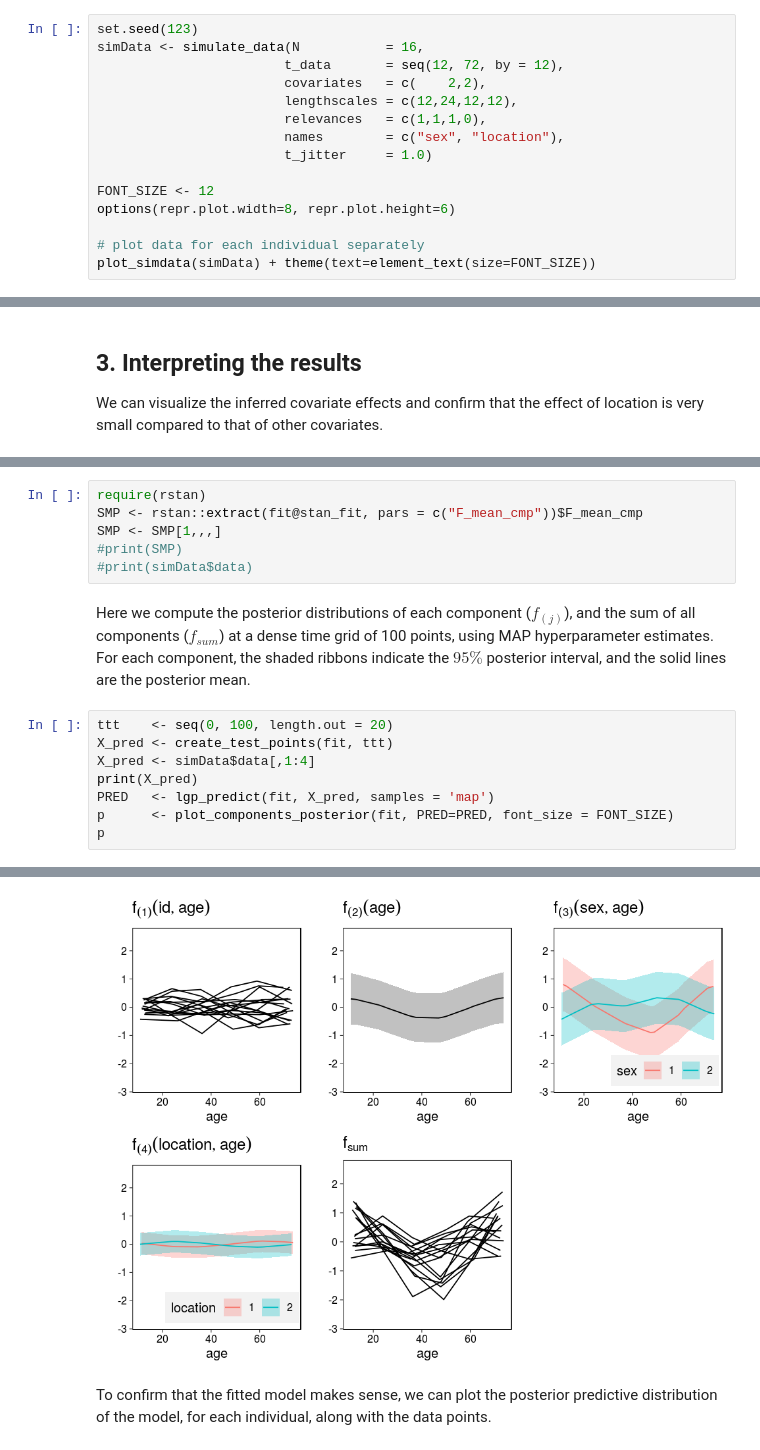
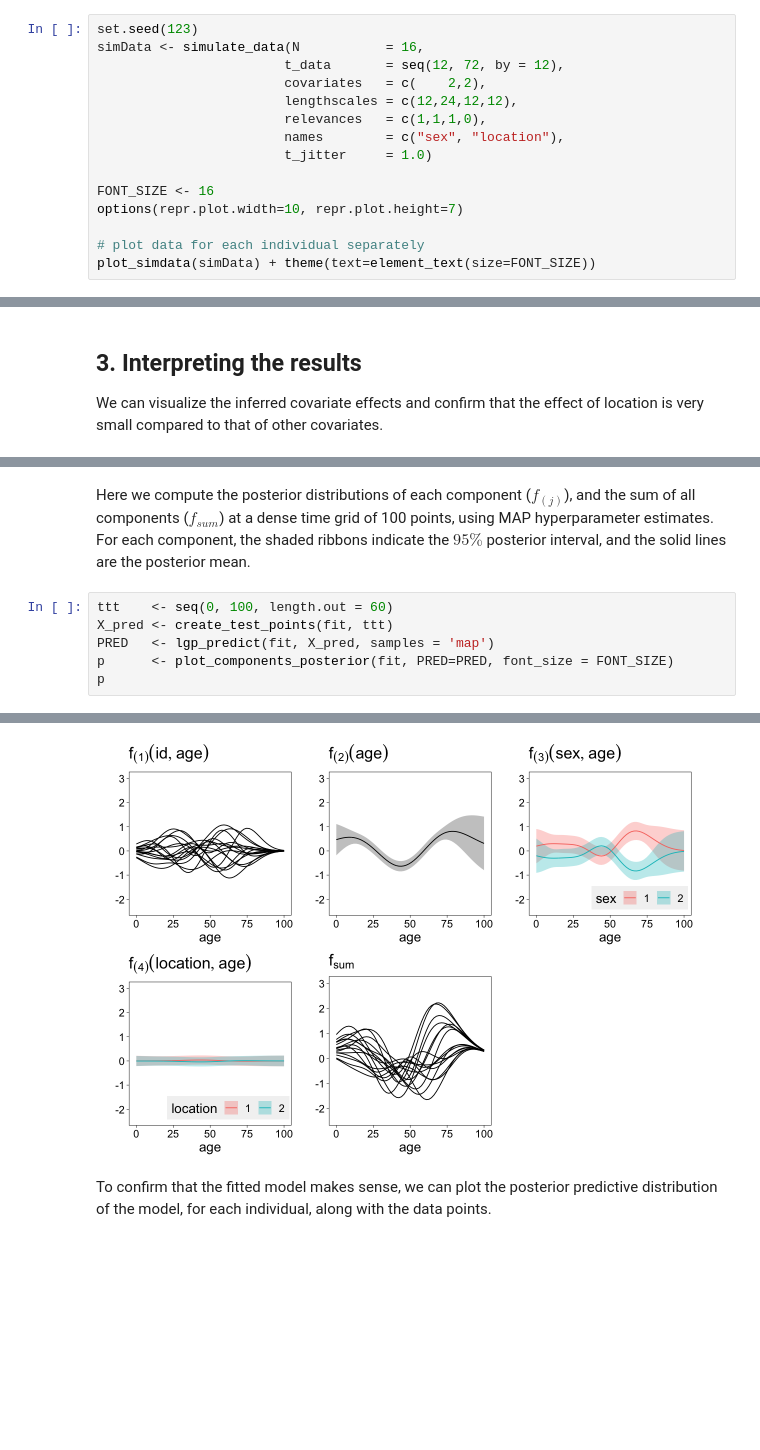
Before and after one commit to jtimonen/lgpr-usage, a Jupyter notebook: notebooks/basic.ipynb, the cells around one changed output, grey strips where cells are left out. Saved outputs shown, nothing was run; the diff lists cells and outputs as text; blank space fills up the shorter version.

```diff
--- a/notebooks/basic.ipynb
+++ b/notebooks/basic.ipynb
@@ -23,8 +18,8 @@ simData <- simulate_data(N           = 16,
                         names        = c("sex", "location"),
                         t_jitter     = 1.0)
 
-FONT_SIZE <- 12
-options(repr.plot.width=8, repr.plot.height=6)
+FONT_SIZE <- 16
+options(repr.plot.width=10, repr.plot.height=7)
 
 # plot data for each individual separately
 plot_simdata(simData) + theme(text=element_text(size=FONT_SIZE))
@@ -77,16 +68,8 @@ plot_components_posterior(fit, font_size = FONT_SIZE)
-# %%
-require(rstan)
-SMP <- rstan::extract(fit@stan_fit, pars = c("F_mean_cmp"))$F_mean_cmp
-SMP <- SMP[1,,,]
-#print(SMP)
-#print(simData$data)
 # %% [markdown]
 Here we compute the posterior distributions of each component ($f_{(j)}$), and the sum of all components ($f_{sum}$) at a dense time grid of 100 points, using MAP hyperparameter estimates. For each component, the shaded ribbons indicate the $95\%$ posterior interval, and the solid lines are the posterior mean.
 # %%
-ttt    <- seq(0, 100, length.out = 20)
+ttt    <- seq(0, 100, length.out = 60)
 X_pred <- create_test_points(fit, ttt)
-X_pred <- simData$data[,1:4]
-print(X_pred)
 PRED   <- lgp_predict(fit, X_pred, samples = 'map')
 p      <- plot_components_posterior(fit, PRED=PRED, font_size = FONT_SIZE)
 p
@@ -110,5 +77,5 @@ p
 * Computing predictions using MAP parameters.
-[figure, old version]
+[figure, new version]
 # %% [markdown]
 To confirm that the fitted model makes sense, we can plot the posterior predictive distribution of the model, for each individual, along with the data points.
 # %%
```
Also changed, not shown: parts of 9 cells of this notebook, 8 other files.
